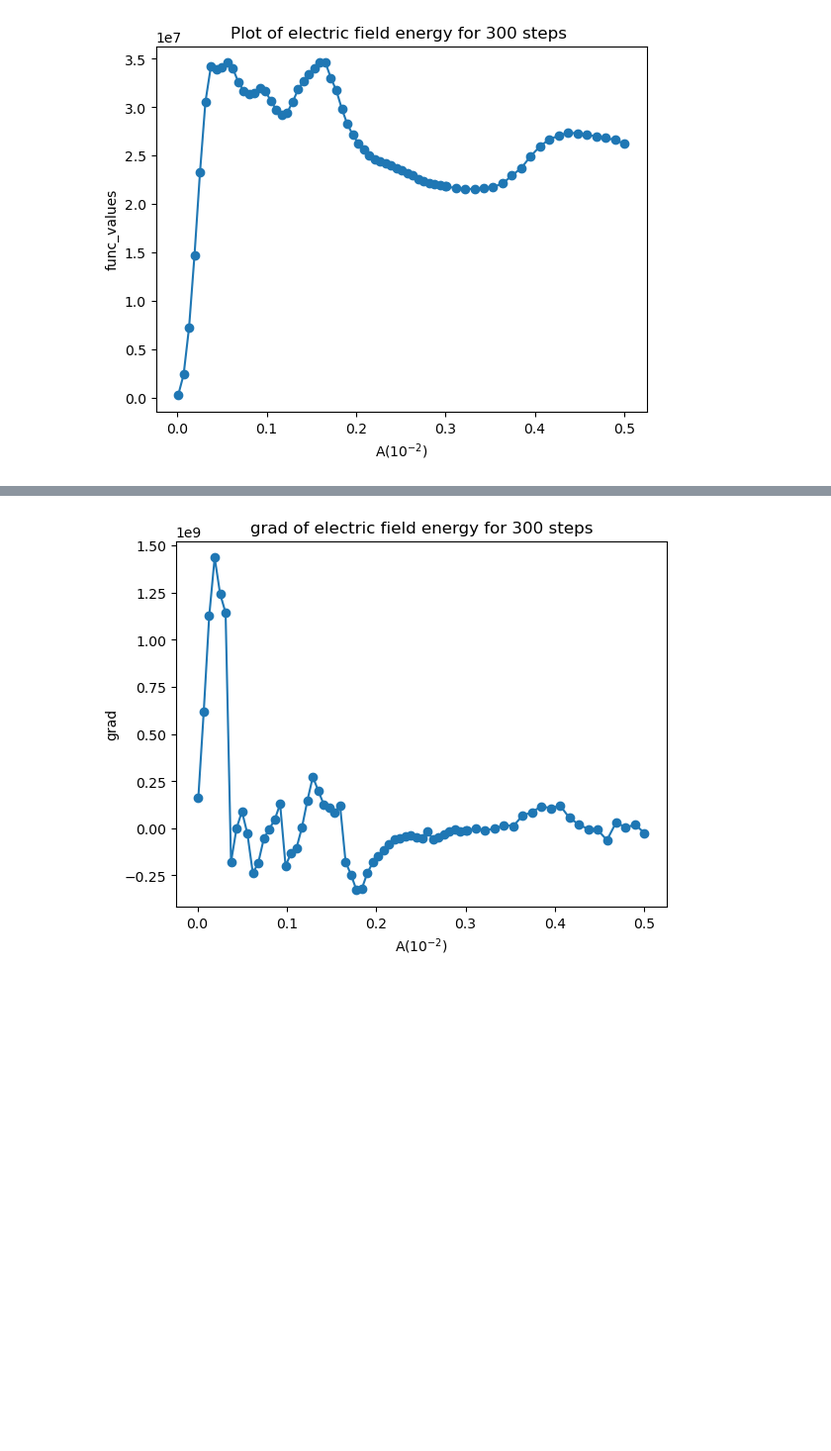
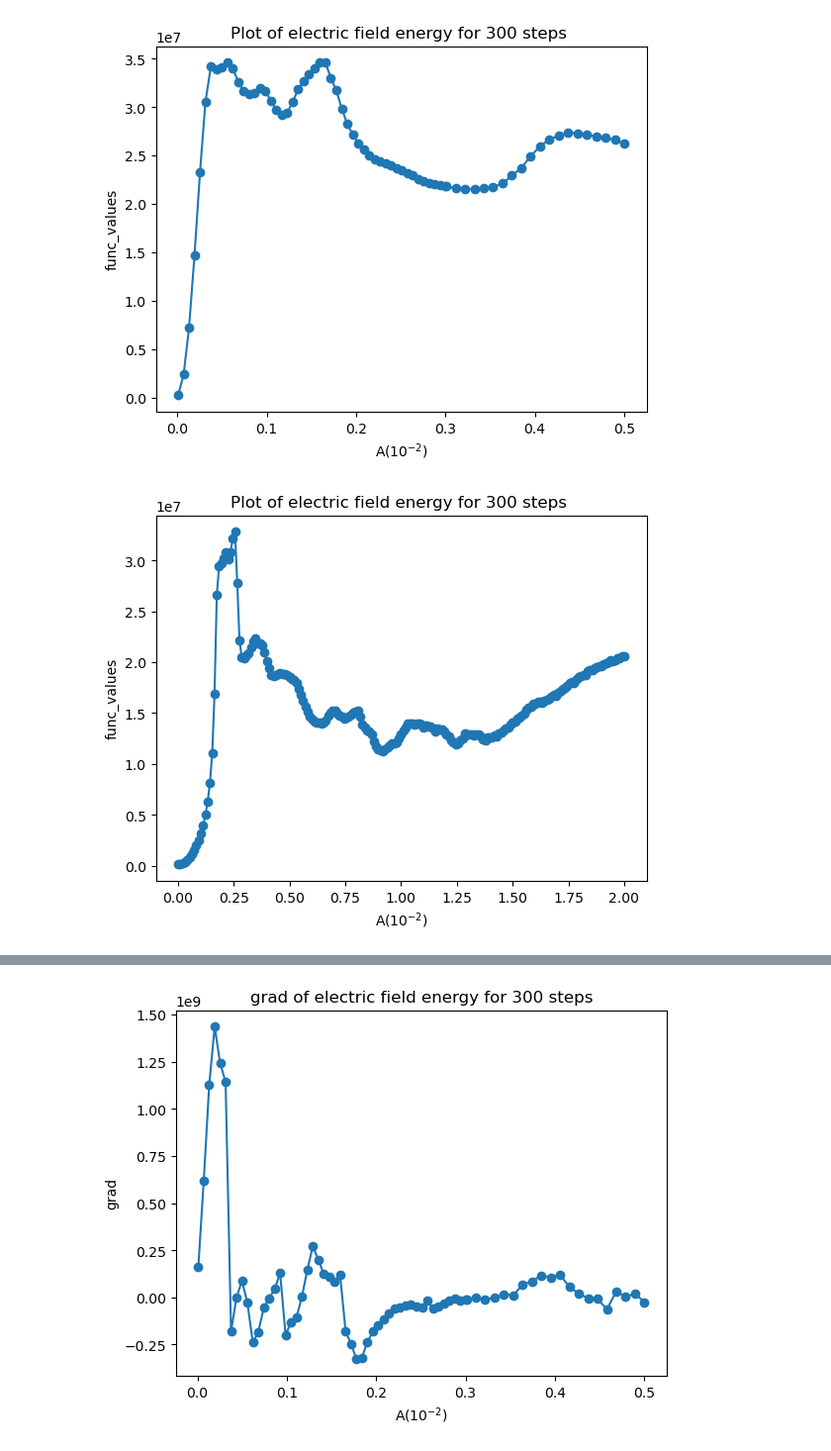
Before and after one commit to uwplasma/PiC-Code-Jax, a Jupyter notebook: new/plotting.ipynb, the cells around one changed output, grey strips where cells are left out. Shown: that part at 99% size. Drawn from its saved outputs; the diff is of its cells as text; code cells hidden in the pictures; blank space fills up the shorter version.

```diff
--- a/new/plotting.ipynb
+++ b/new/plotting.ipynb
@@ -126,3 +126,31 @@ ax.set_title(f'Plot of electric field energy for 300 steps ')
 plt.show()
 # %% [output]
 [figure]
+# %%
+
+import pandas as pd
+import matplotlib.pyplot as plt
+
+# File path
+file_path = 'D:\\Desktop\\code\\PiC-Code-Jax-main\\new\\300_steps_8pi.csv'
+
+# Read the data from the CSV file
+df = pd.read_csv(file_path)
+
+# Extract the columns
+A_values_fixed_k = df['A']
+func_values_fixed_k = df['grad']
+
+# Create the plot
+fig, ax = plt.subplots()
+ax.plot(A_values_fixed_k, func_values_fixed_k, marker='o')
+
+# Add labels and title
+ax.set_xlabel('A($10^{-2}$)')
+ax.set_ylabel('func_values')
+ax.set_title(f'Plot of electric field energy for 300 steps ')
+
+# Show the plot
+plt.show()
+# %% [output]
+[figure, added]
```
Also changed, not shown: parts of 1 cell of this notebook, 18 other files.
